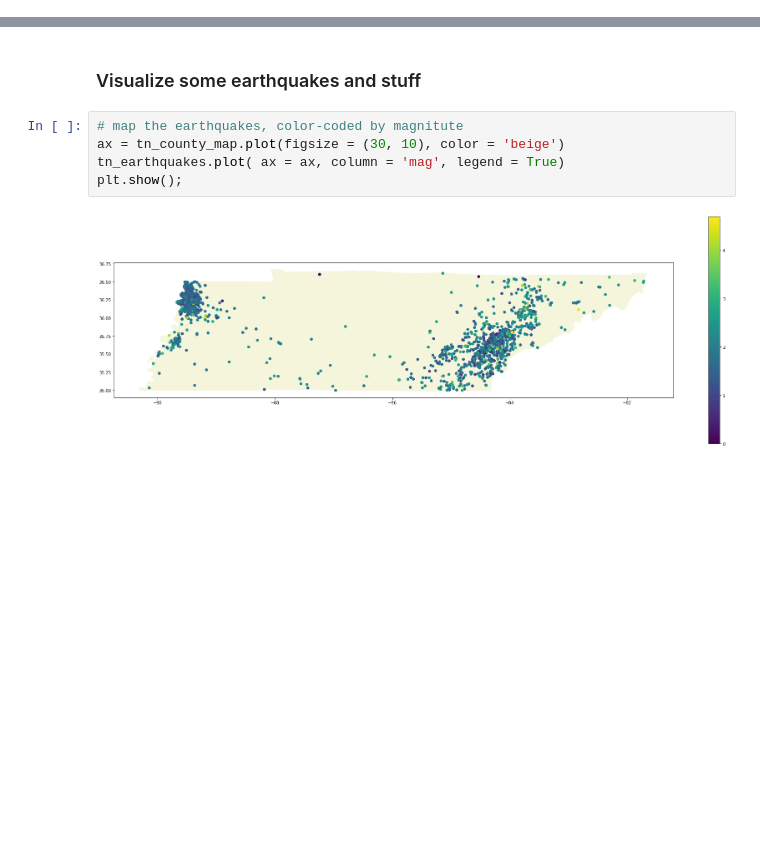
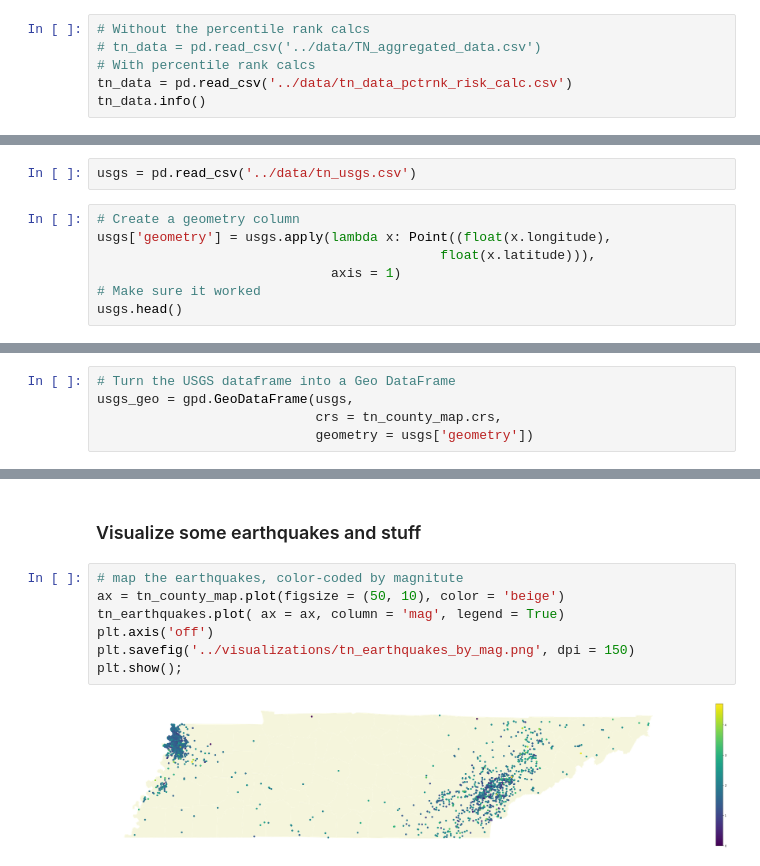
Before and after one commit to ocnrandolph/TNEG_Earthquakes, a Jupyter notebook: notebooks/dq3-TNEG-geospatial-visualizations.ipynb, the cells around one changed output, grey strips where cells are left out. Saved outputs shown, nothing was run; the diff lists cells and outputs as text; blank space fills up the shorter version.

```diff
--- a/notebooks/dq3-TNEG-geospatial-visualizations.ipynb
+++ b/notebooks/dq3-TNEG-geospatial-visualizations.ipynb
@@ -153,0 +133,6 @@ memory usage: 37.2+ KB
+# %%
+# Without the percentile rank calcs
+# tn_data = pd.read_csv('../data/TN_aggregated_data.csv')
+# With percentile rank calcs
+tn_data = pd.read_csv('../data/tn_data_pctrnk_risk_calc.csv')
+tn_data.info()
@@ -241,3 +273,12 @@ def throw_some_shade(column):
 interactive(children=(Dropdown(description='column', options=('pct_children_under_18', 'pct_people_living_in_r…
 # %% [markdown]
 ### Add the USGS earthquakes since 1900 to the enriched TN base map
+# %%
+usgs = pd.read_csv('../data/tn_usgs.csv')
+# %%
+# Create a geometry column
+usgs['geometry'] = usgs.apply(lambda x: Point((float(x.longitude),
+                                            float(x.latitude))),
+                              axis = 1)
+# Make sure it worked
+usgs.head()
@@ -244,3 +292,8 @@ interactive(children=(Dropdown(description='column', options=('pct_children_unde
+# %%
+# Turn the USGS dataframe into a Geo DataFrame
+usgs_geo = gpd.GeoDataFrame(usgs,
+                            crs = tn_county_map.crs,
+                            geometry = usgs['geometry'])
 # %%
 # Join the USGS data to the enriched TN basemap
 tn_earthquakes = gpd.sjoin(usgs_geo, tn_data_map, op = 'within')
@@ -287,8 +340,10 @@ memory usage: 2.0+ MB
 ### Visualize some earthquakes and stuff
 # %%
 # map the earthquakes, color-coded by magnitute
-ax = tn_county_map.plot(figsize = (30, 10), color = 'beige')
+ax = tn_county_map.plot(figsize = (50, 10), color = 'beige')
 tn_earthquakes.plot( ax = ax, column = 'mag', legend = True)
+plt.axis('off')
+plt.savefig('../visualizations/tn_earthquakes_by_mag.png', dpi = 150)
 plt.show();
 # %% [output]
-[figure, old version]
+[figure, new version]
```
Also changed, not shown: parts of 14 cells of this notebook, 1 other file.
